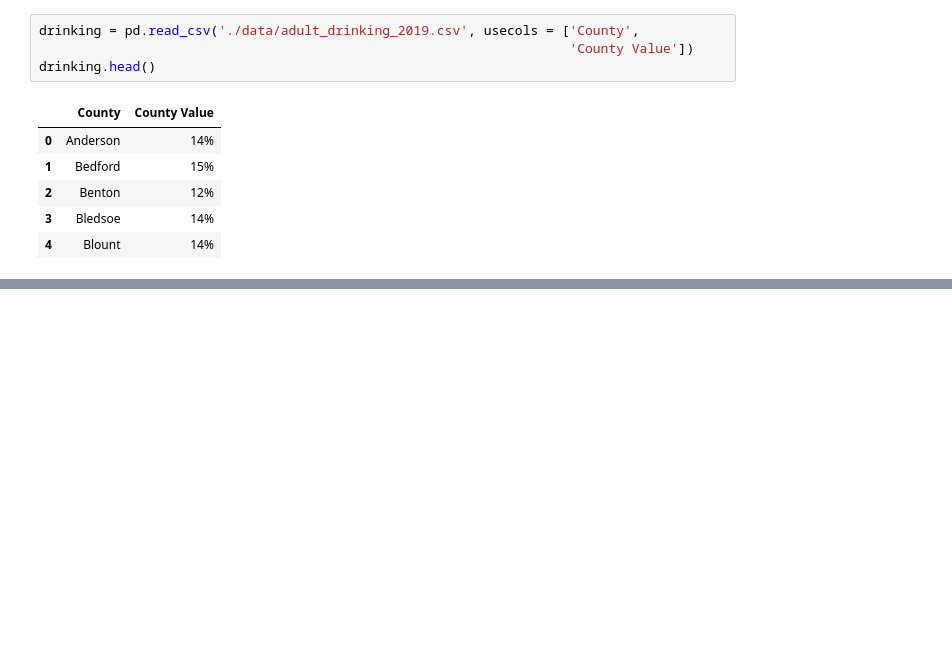
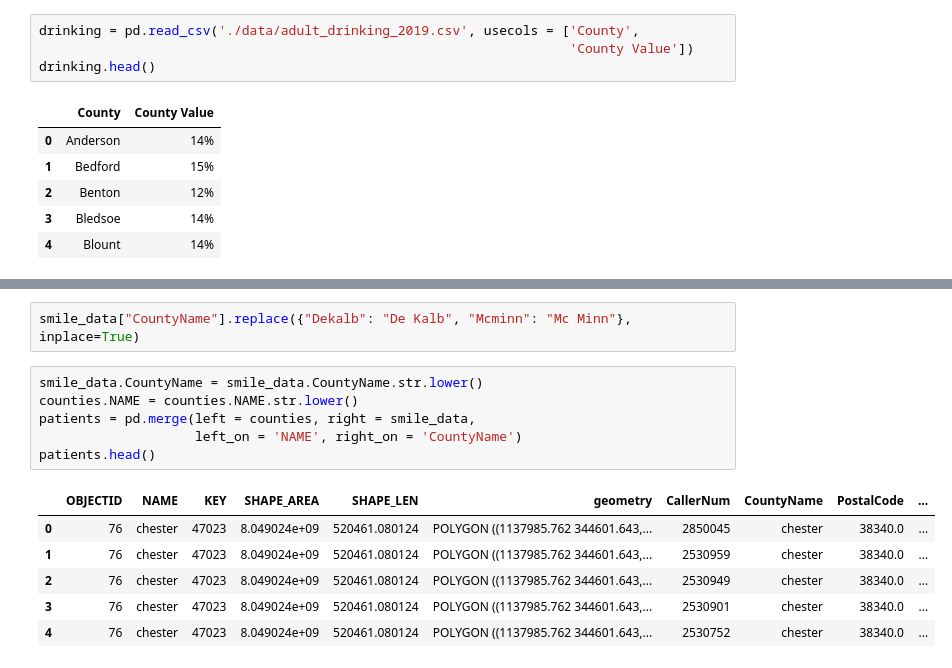
Before and after one commit to abcarlisle22/smile-on-lava-girl, a Jupyter notebook: smile_maps.ipynb, the cells around one changed output, grey strips where cells are left out. Cells and saved outputs as stored; diff of their text form; blank space fills up the shorter version.

```diff
--- a/smile_maps.ipynb
+++ b/smile_maps.ipynb
@@ -164,0 +187,15 @@ obesity_counties.head()
+# %%
+smile_data["CountyName"].replace({"Dekalb": "De Kalb", "Mcminn": "Mc Minn"}, inplace=True)
+# %%
+smile_data.CountyName = smile_data.CountyName.str.lower()
+counties.NAME = counties.NAME.str.lower()
+patients = pd.merge(left = counties, right = smile_data,
+                    left_on = 'NAME', right_on = 'CountyName')
+patients.head()
+# %% [output]
+|  | OBJECTID | NAME | KEY | SHAPE_AREA | SHAPE_LEN | geometry | CallerNum | CountyName | PostalCode | ... |
+| 0 | 76 | chester | 47023 | 8.049024e+09 | 520461.080124 | POLYGON ((1137985.762 344601.643,... | 2850045 | chester | 38340.0 | ... |
+| 1 | 76 | chester | 47023 | 8.049024e+09 | 520461.080124 | POLYGON ((1137985.762 344601.643,... | 2530959 | chester | 38340.0 | ... |
+| 2 | 76 | chester | 47023 | 8.049024e+09 | 520461.080124 | POLYGON ((1137985.762 344601.643,... | 2530949 | chester | 38340.0 | ... |
+| 3 | 76 | chester | 47023 | 8.049024e+09 | 520461.080124 | POLYGON ((1137985.762 344601.643,... | 2530901 | chester | 38340.0 | ... |
+| 4 | 76 | chester | 47023 | 8.049024e+09 | 520461.080124 | POLYGON ((1137985.762 344601.643,... | 2530752 | chester | 38340.0 | ... |
```
Also changed, not shown: parts of 8 cells of this notebook.
